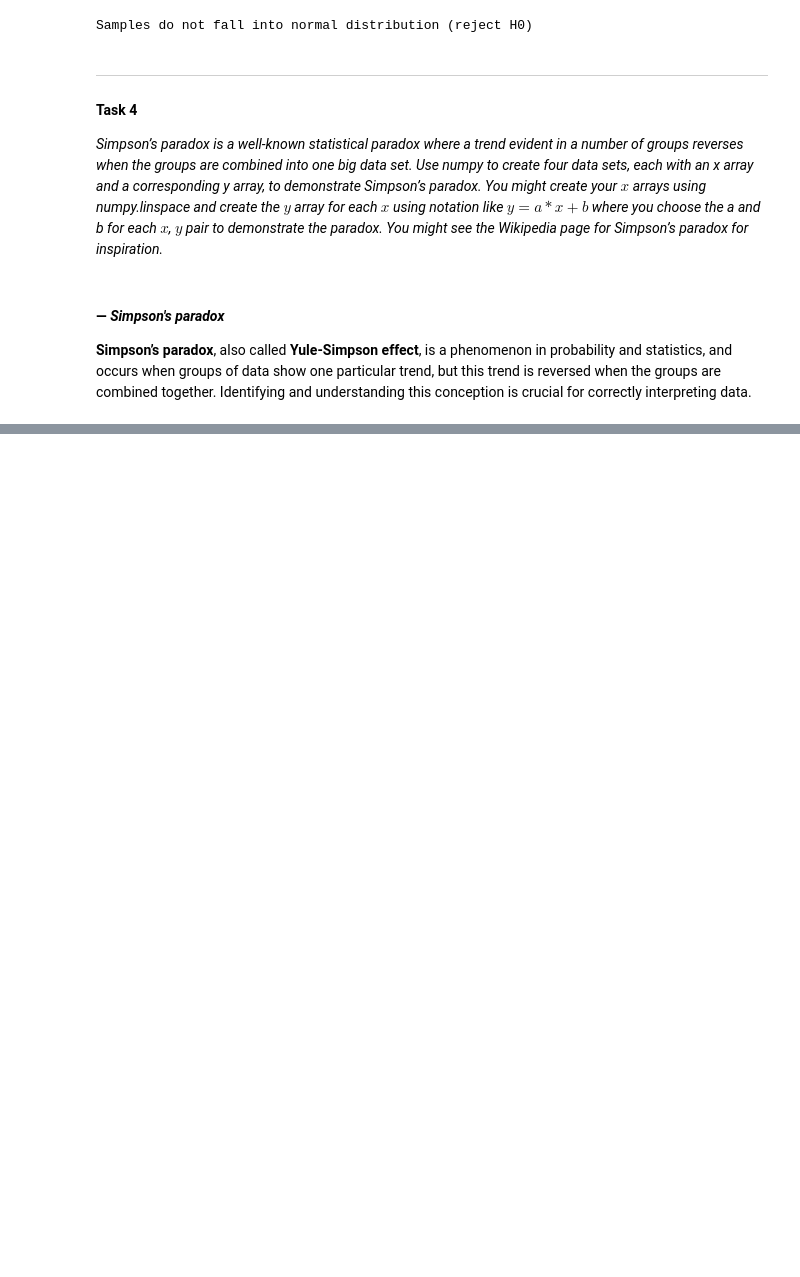
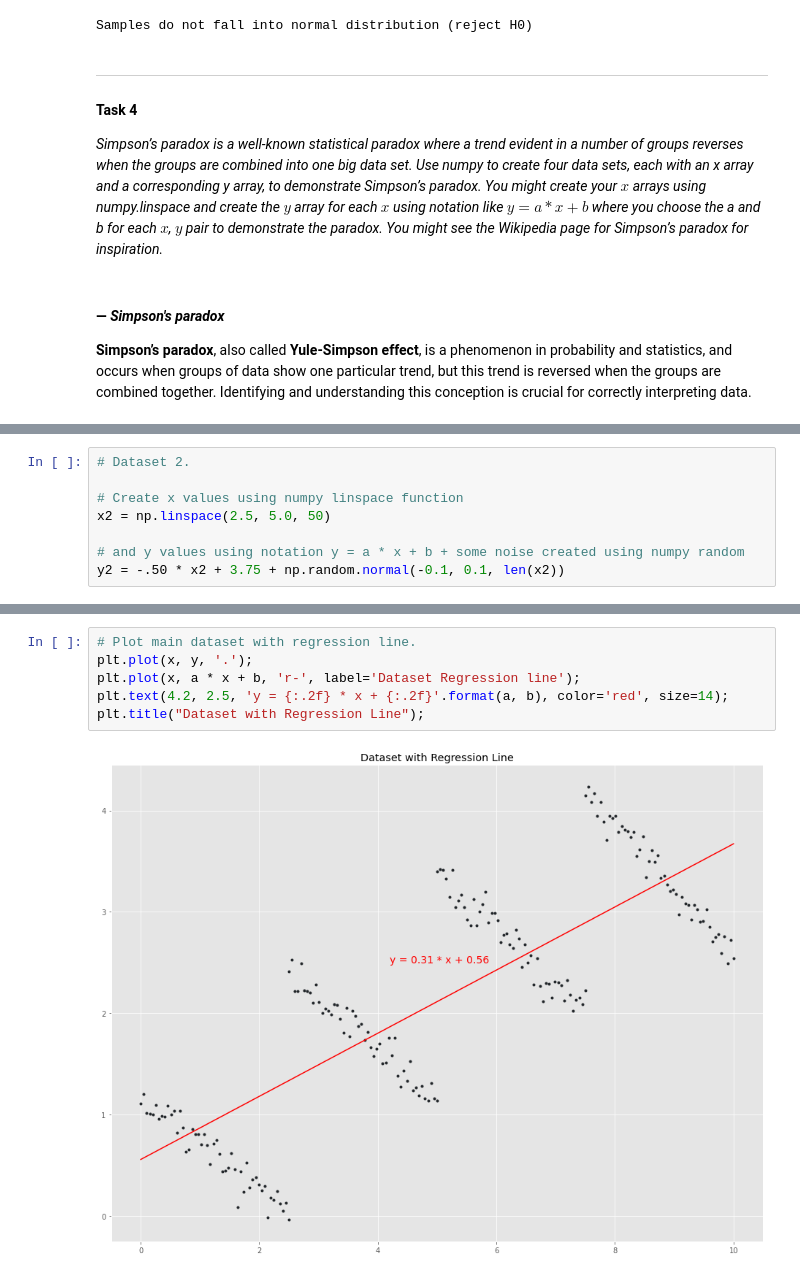
Before and after one commit to mizydorek/Fundamentals-of-Data-Analysis-Tasks-2020, a Jupyter notebook: tasks.ipynb, the cells around one changed output, grey strips where cells are left out. Cells and saved outputs as stored; diff of their text form; blank space fills up the shorter version.

```diff
--- a/tasks.ipynb
+++ b/tasks.ipynb
@@ -363,0 +368,8 @@ simpson(4)
+# %%
+# Dataset 2.
+
+# Create x values using numpy linspace function
+x2 = np.linspace(2.5, 5.0, 50)
+
+# and y values using notation y = a * x + b + some noise created using numpy random
+y2 = -.50 * x2 + 3.75 + np.random.normal(-0.1, 0.1, len(x2))
@@ -363,0 +463,8 @@ simpson(4)
+# %%
+# Plot main dataset with regression line.
+plt.plot(x, y, '.');
+plt.plot(x, a * x + b, 'r-', label='Dataset Regression line');
+plt.text(4.2, 2.5, 'y = {:.2f} * x + {:.2f}'.format(a, b), color='red', size=14);
+plt.title("Dataset with Regression Line");
+# %% [output]
+[figure, added]
```
Also changed, not shown: parts of 16 cells of this notebook.
